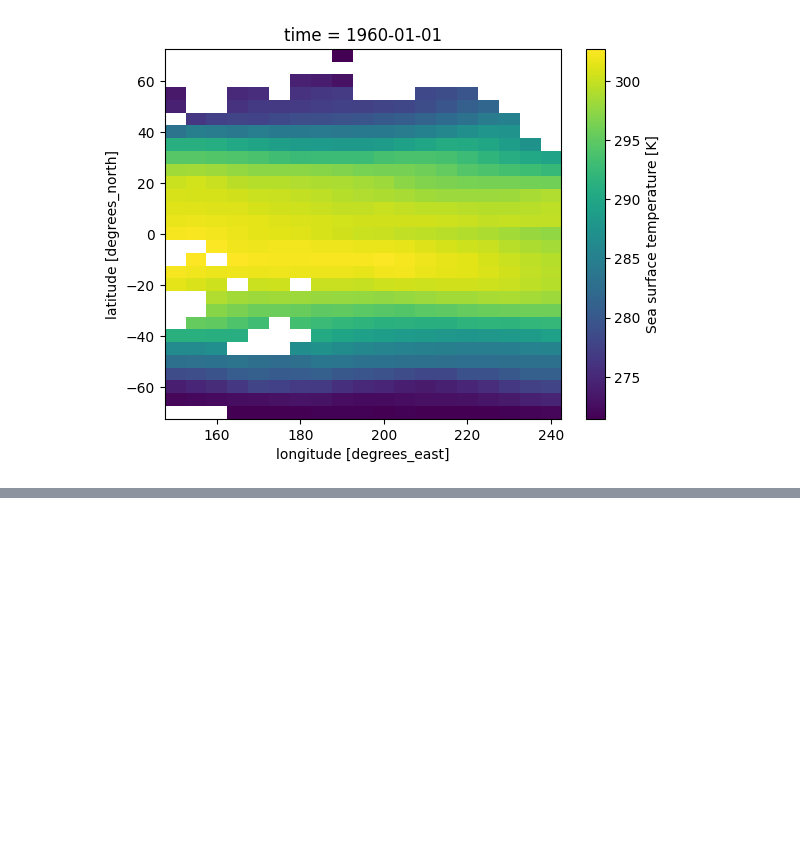
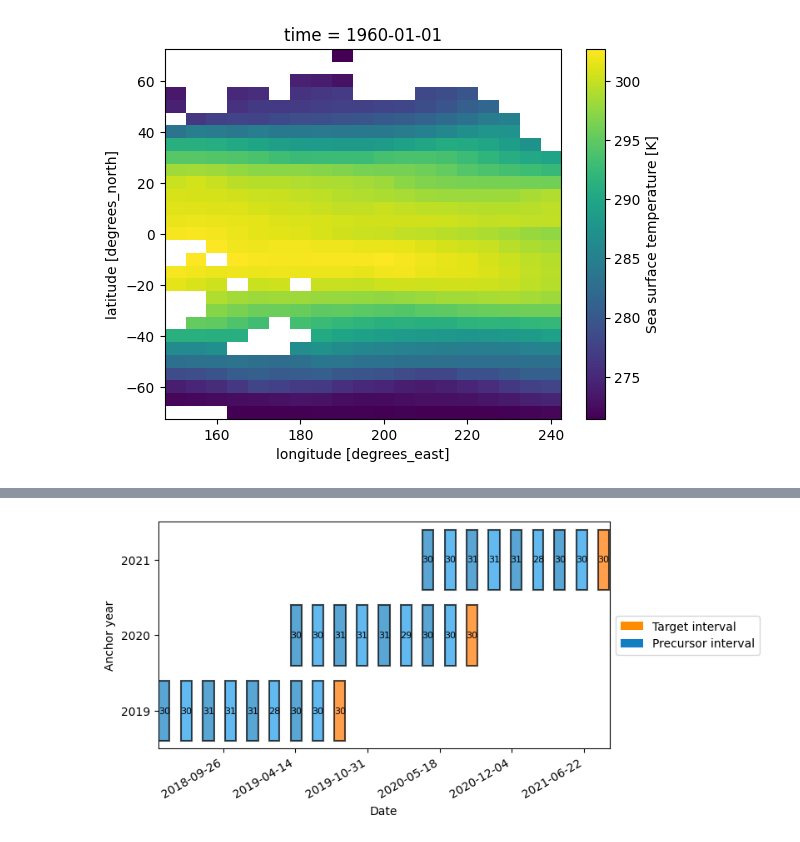
Before and after one commit to AI4S2S/cookbook, a Jupyter notebook: workflow/regrid-test.ipynb, the cells around one changed output, grey strips where cells are left out. Drawn from its saved outputs; the diff is of its cells as text; code cells hidden in the pictures; blank space fills up the shorter version.

```diff
--- a/workflow/regrid-test.ipynb
+++ b/workflow/regrid-test.ipynb
@@ -129,0 +115,30 @@ Attributes:
+# %%
+# create custom calendar based on the time of interest
+calendar = lilio.Calendar(anchor="08-01", allow_overlap=True)
+# add target periods
+calendar.add_intervals("target", length="30d")
+# add precursor periods
+periods_of_interest = 8
+calendar.add_intervals("precursor", "1M", gap="1M", n=periods_of_interest)
+# %%
+def load_data(url, field, var):
+    '''Download a netCDF file from a URL and open a variable as xr.DataArray.'''
+    url_field = url + field
+    urllib.request.urlretrieve(url_field, field)
+    dataset = xr.open_dataset(field)
+    dataarray = dataset[var]
+    return dataarray
+# %%
+# URL of the dataset from zenodo
+url = "https://zenodo.org/record/8186914/files/"
+
+sst_field = "sst_daily_1959-2021_5deg_Pacific_175_240E_25_50N.nc" # Pacific Ocean SST
+t2m_field = "t2m_daily_1959-2021_2deg_clustered_226_300E_30_70N.nc" # Southwestern USA T2M
+# %%
+precursor_field = load_data(url, sst_field, "sst")
+target_field = load_data(url, t2m_field, "t2m").sel(cluster=3)
+# %%
+calendar.map_to_data(precursor_field)
+calendar.visualize(show_length=True)
+# %% [output]
+[figure, added]
```
Also changed, not shown: parts of 21 cells of this notebook.
